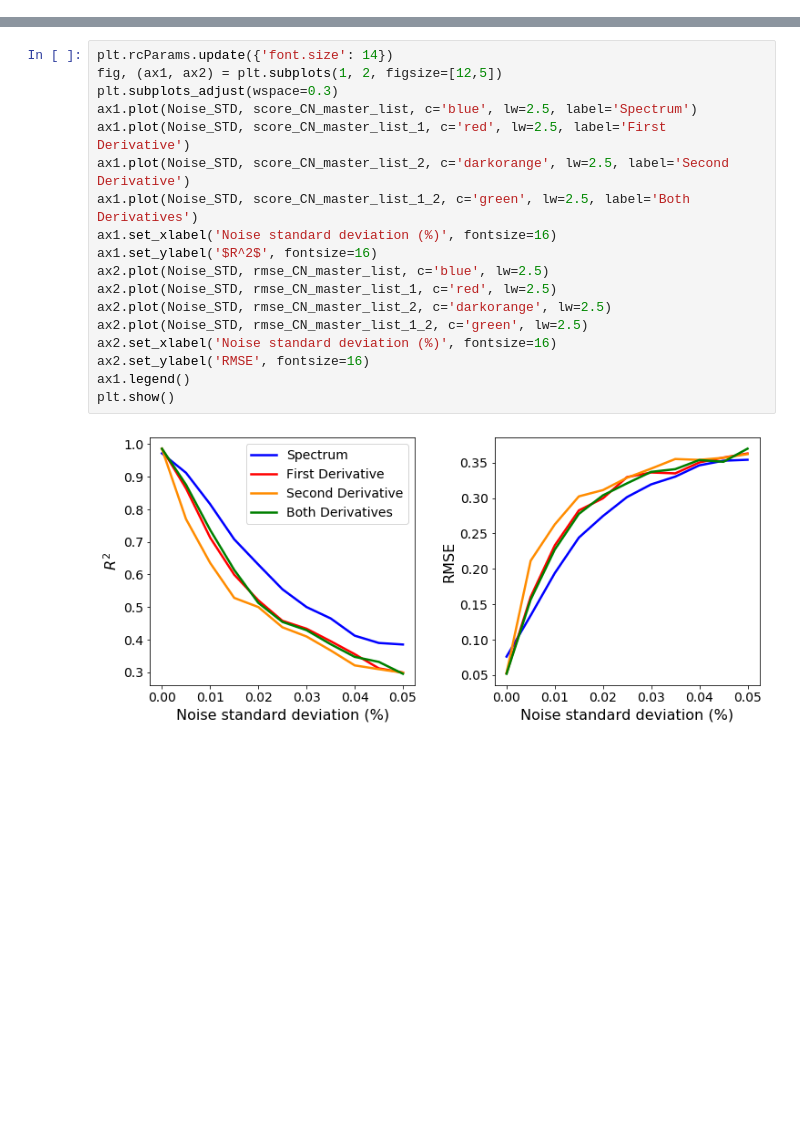
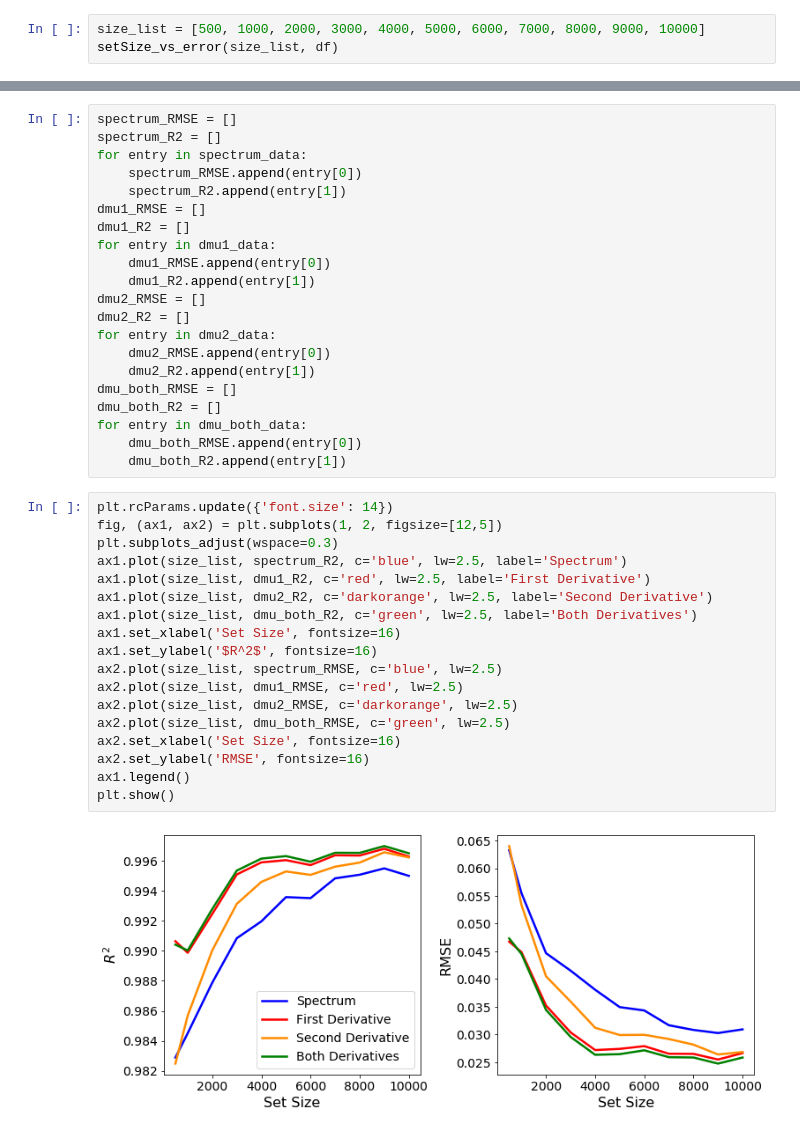
Before and after one commit to PredictXANES/XANES_Capstone, a Jupyter notebook: examples/GPR_0noise.ipynb, the cells around one changed output, grey strips where cells are left out. Drawn from its saved outputs; the diff is of its cells as text; blank space fills up the shorter version.

Commit message:
reverted to the correct GPR_0noise notebook

```diff
--- a/examples/GPR_0noise.ipynb
+++ b/examples/GPR_0noise.ipynb
@@ -394,0 +122,3 @@ print(rmse_CN_master_list_2)
+# %%
+size_list = [500, 1000, 2000, 3000, 4000, 5000, 6000, 7000, 8000, 9000, 10000]
+setSize_vs_error(size_list, df)
@@ -395,20 +258,41 @@ print(rmse_CN_master_list_2)
+# %%
+spectrum_RMSE = []
+spectrum_R2 = []
+for entry in spectrum_data:
+    spectrum_RMSE.append(entry[0])
+    spectrum_R2.append(entry[1])
+dmu1_RMSE = []
+dmu1_R2 = []
+for entry in dmu1_data:
+    dmu1_RMSE.append(entry[0])
+    dmu1_R2.append(entry[1])
+dmu2_RMSE = []
+dmu2_R2 = []
+for entry in dmu2_data:
+    dmu2_RMSE.append(entry[0])
+    dmu2_R2.append(entry[1])
+dmu_both_RMSE = []
+dmu_both_R2 = []
+for entry in dmu_both_data:
+    dmu_both_RMSE.append(entry[0])
+    dmu_both_R2.append(entry[1])
 # %%
 plt.rcParams.update({'font.size': 14})
 fig, (ax1, ax2) = plt.subplots(1, 2, figsize=[12,5])
 plt.subplots_adjust(wspace=0.3)
-ax1.plot(Noise_STD, score_CN_master_list, c='blue', lw=2.5, label='Spectrum')
-ax1.plot(Noise_STD, score_CN_master_list_1, c='red', lw=2.5, label='First Derivative')
-ax1.plot(Noise_STD, score_CN_master_list_2, c='darkorange', lw=2.5, label='Second Derivative')
-ax1.plot(Noise_STD, score_CN_master_list_1_2, c='green', lw=2.5, label='Both Derivatives')
-ax1.set_xlabel('Noise standard deviation (%)', fontsize=16)
+ax1.plot(size_list, spectrum_R2, c='blue', lw=2.5, label='Spectrum')
+ax1.plot(size_list, dmu1_R2, c='red', lw=2.5, label='First Derivative')
+ax1.plot(size_list, dmu2_R2, c='darkorange', lw=2.5, label='Second Derivative')
+ax1.plot(size_list, dmu_both_R2, c='green', lw=2.5, label='Both Derivatives')
+ax1.set_xlabel('Set Size', fontsize=16)
 ax1.set_ylabel('$R^2$', fontsize=16)
-ax2.plot(Noise_STD, rmse_CN_master_list, c='blue', lw=2.5)
-ax2.plot(Noise_STD, rmse_CN_master_list_1, c='red', lw=2.5)
-ax2.plot(Noise_STD, rmse_CN_master_list_2, c='darkorange', lw=2.5)
-ax2.plot(Noise_STD, rmse_CN_master_list_1_2, c='green', lw=2.5)
-ax2.set_xlabel('Noise standard deviation (%)', fontsize=16)
+ax2.plot(size_list, spectrum_RMSE, c='blue', lw=2.5)
+ax2.plot(size_list, dmu1_RMSE, c='red', lw=2.5)
+ax2.plot(size_list, dmu2_RMSE, c='darkorange', lw=2.5)
+ax2.plot(size_list, dmu_both_RMSE, c='green', lw=2.5)
+ax2.set_xlabel('Set Size', fontsize=16)
 ax2.set_ylabel('RMSE', fontsize=16)
 ax1.legend()
 plt.show()
 # %% [output]
-[figure, old version]
+[figure, new version]
```
Also changed, not shown: parts of 30 cells of this notebook, 9 other files.
